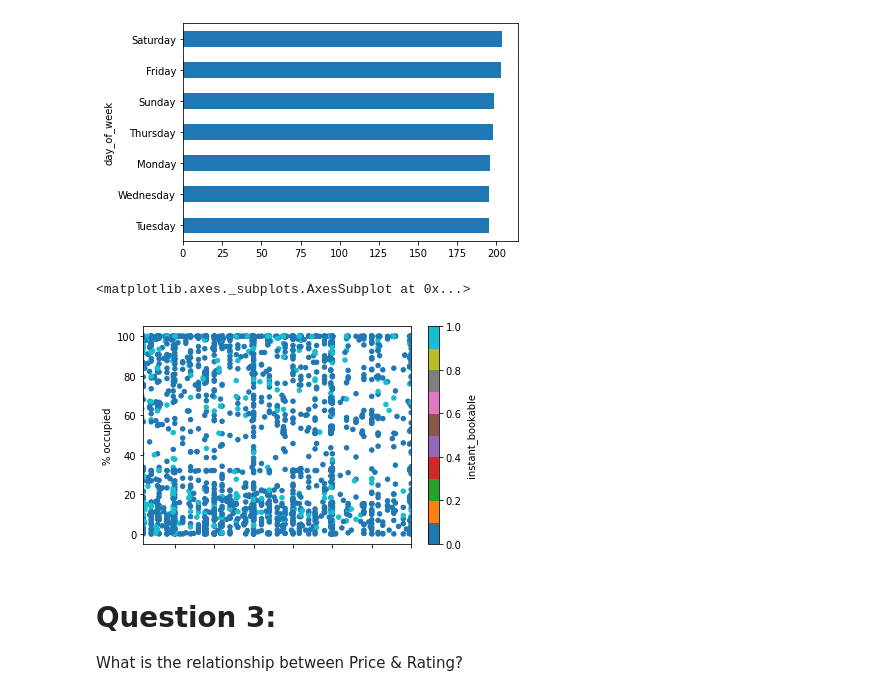
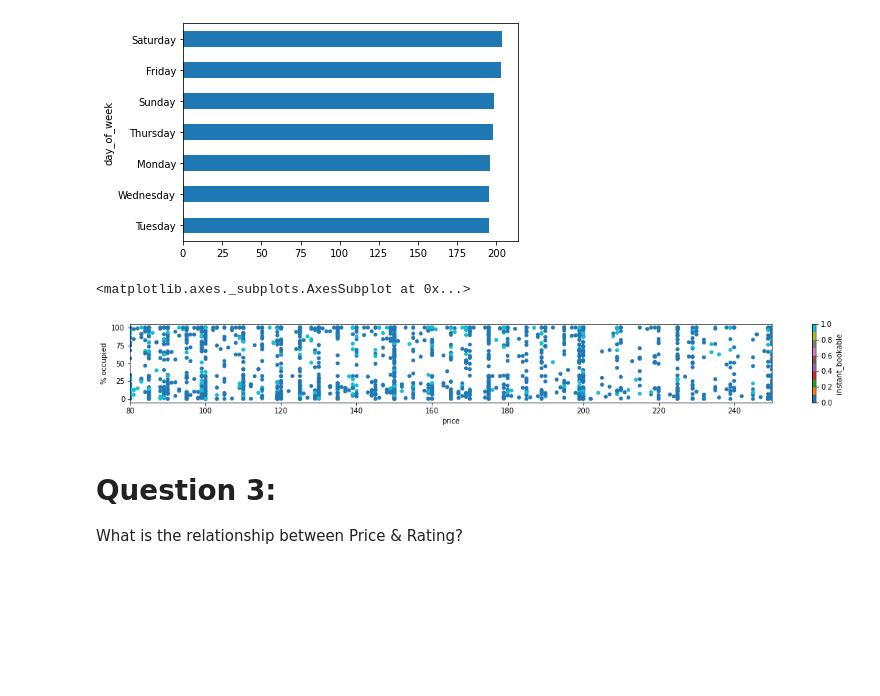
Before and after one commit to ogurashi/Boston-AirBnB-Analysis, a Jupyter notebook: rentals.ipynb, the cells around one changed output. Drawn from its saved outputs; the diff is of its cells as text; code cells hidden in the pictures; blank space fills up the shorter version.

```diff
--- a/rentals.ipynb
+++ b/rentals.ipynb
@@ -321,4 +328,0 @@ listings['instant_bookable'].replace('t',1,inplace=True)
-# %%
-#7) Numerically quantify if a listing is instant_bookable
-listings['instant_bookable'].replace('f',0,inplace=True)
-listings['instant_bookable'].replace('t',1,inplace=True)
@@ -477,13 +479,14 @@ vacant.groupby('day_of_week')['price'].mean().sort_values().plot(kind = 'barh')
 # %%
 listings_2 = listings.copy()
 listings_2['price'].dropna(inplace = True)
 listings_2.loc[:,'price'] = listings_2['price'].apply(lambda x: x.replace('$',''))
 listings_2.loc[:,'price'] = listings_2['price'].apply(lambda x: x.replace(',',''))
 listings_2.loc[:,'price'] = listings_2['price'].apply(lambda x: int(x.split('.')[0]))
-listings_2.plot(x='price',y='% occupied',c='instant_bookable',cmap = 'tab10',kind = 'scatter',xlim = [80,250])
+_, ax = plt.subplots(figsize = (20,2))
+listings_2.plot(x='price',y='% occupied',c='instant_bookable',cmap = 'tab10',kind = 'scatter',xlim = [80,250],ax = ax)
 # %% [output]
 <matplotlib.axes._subplots.AxesSubplot at 0x...>
-[figure, old version]
+[figure, new version]
 # %% [markdown]
 # Question 3:
 What is the relationship between Price & Rating?
```
Also changed, not shown: parts of 26 cells of this notebook.
